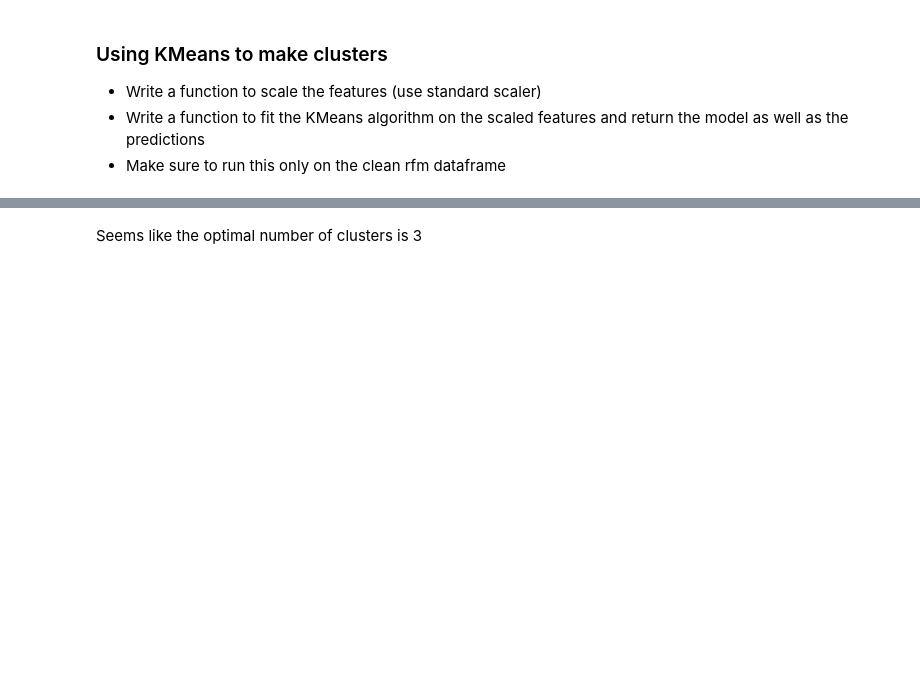
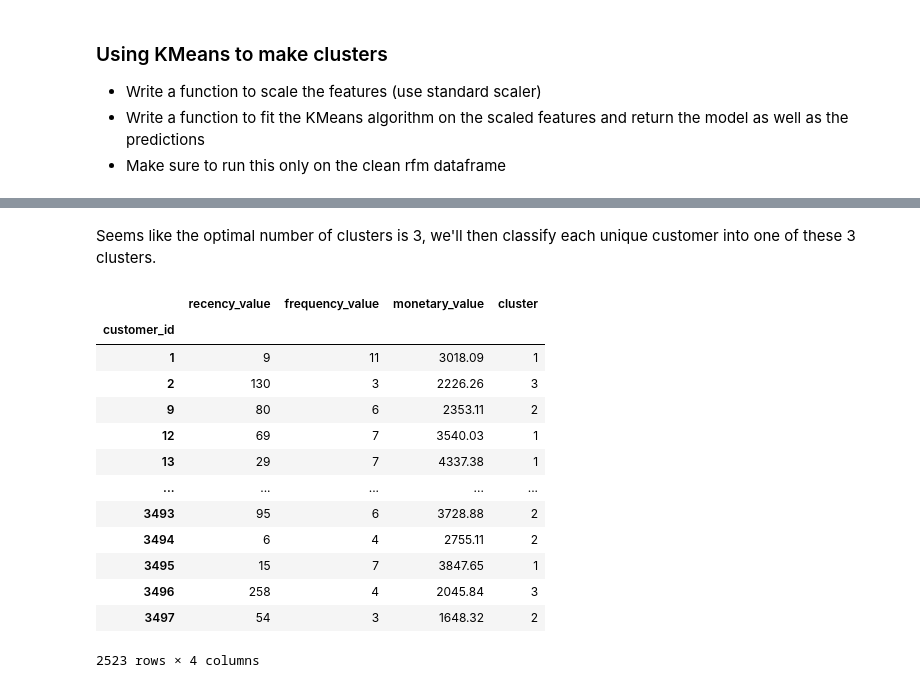
Before and after one commit to notcostheta/internship-speedrun, a Jupyter notebook: kpmg/task2.ipynb, the cells around one changed output, grey strips where cells are left out. Saved outputs shown, nothing was run; the diff lists cells and outputs as text; code cells hidden in the pictures; blank space fills up the shorter version.

```diff
--- a/kpmg/task2.ipynb
+++ b/kpmg/task2.ipynb
@@ -421,2 +422,24 @@ plot_elbow_method(rfm_table)
 # %% [markdown]
-Seems like the optimal number of clusters is 3
+Seems like the optimal number of clusters is 3, we'll then classify each unique customer into one of these 3 clusters.
+# %%
+kmeans = KMeans(n_clusters=3, n_init=10, random_state=1)
+kmeans.fit(scaled_array)
+
+# +1 to make the clusters start from 1 instead of 0
+rfm_table['cluster'] = kmeans.labels_+1
+rfm_table
+# %% [output]
+|  | recency_value | frequency_value | monetary_value | cluster |
+| customer_id |  |  |  |  |
+| 1 | 9 | 11 | 3018.09 | 1 |
+| 2 | 130 | 3 | 2226.26 | 3 |
+| 9 | 80 | 6 | 2353.11 | 2 |
+| 12 | 69 | 7 | 3540.03 | 1 |
+| 13 | 29 | 7 | 4337.38 | 1 |
+| ... | ... | ... | ... | ... |
+| 3493 | 95 | 6 | 3728.88 | 2 |
+| 3494 | 6 | 4 | 2755.11 | 2 |
+| 3495 | 15 | 7 | 3847.65 | 1 |
+| 3496 | 258 | 4 | 2045.84 | 3 |
+| 3497 | 54 | 3 | 1648.32 | 2 |
+2523 rows × 4 columns
```
Also changed, not shown: parts of 9 cells of this notebook, 2 other files.
